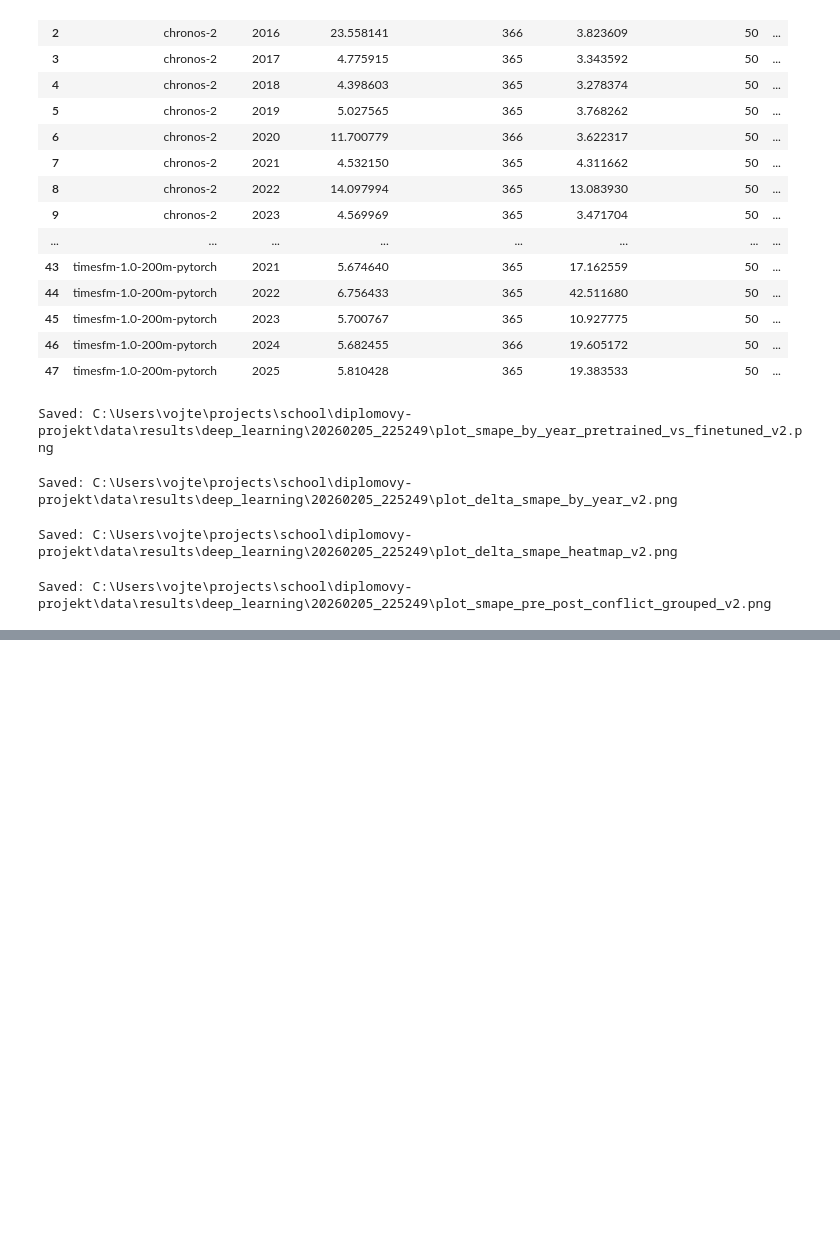
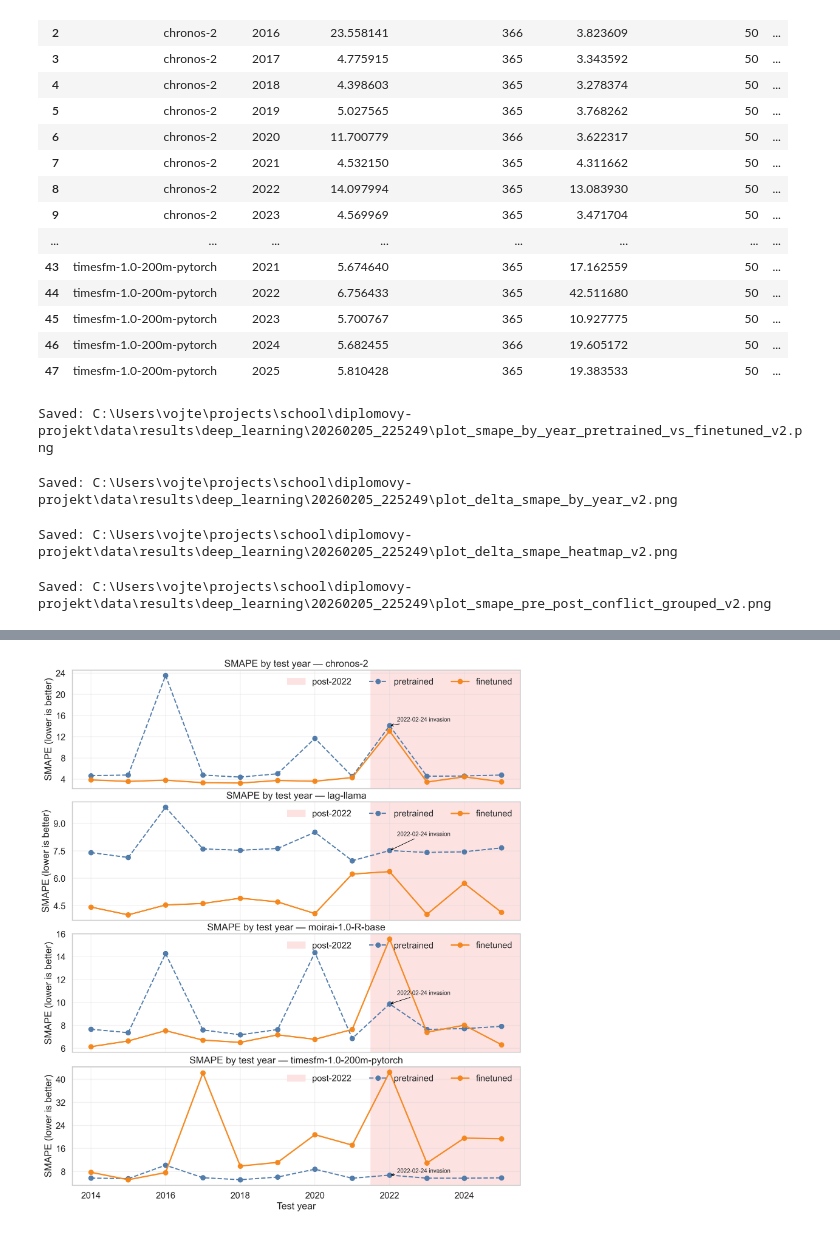
Before and after one commit to SLI0124/diplomovy-projekt, a Jupyter notebook: notebooks/deep_learning.ipynb, the cells around one changed output, grey strips where cells are left out. Saved outputs shown, nothing was run; the diff lists cells and outputs as text; code cells hidden in the pictures; blank space fills up the shorter version.

```diff
--- a/notebooks/deep_learning.ipynb
+++ b/notebooks/deep_learning.ipynb
@@ -1840,0 +1844,4 @@ Saved: C:\Users\vojte\projects\school\diplomovy-projekt\data\results\deep_learni
+# %%
+Image('..\\data\\results\\deep_learning\\20260205_225249\\plot_smape_by_year_pretrained_vs_finetuned_v2.png')
+# %% [output]
+[figure, added]
```
Also changed, not shown: parts of 6 cells of this notebook.
